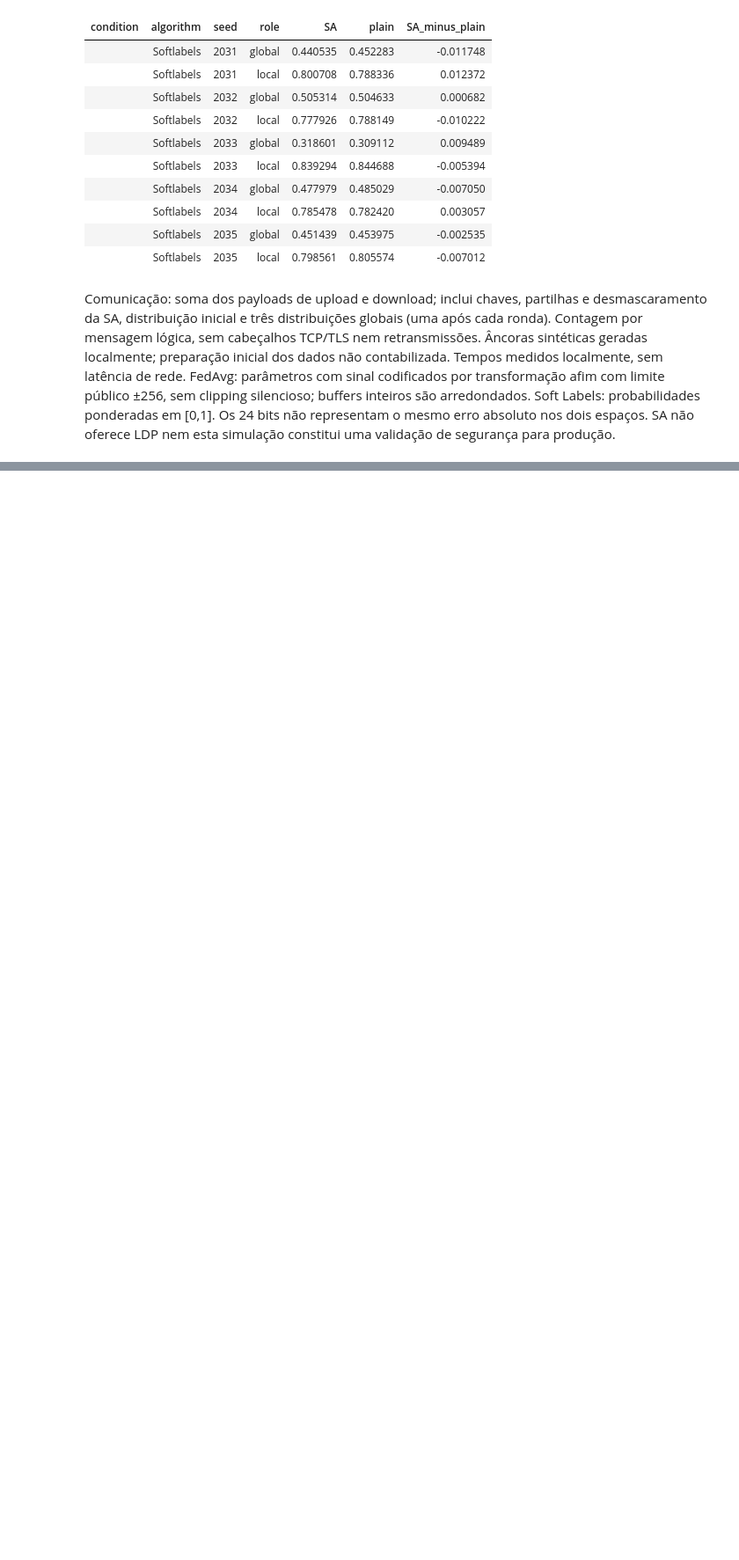
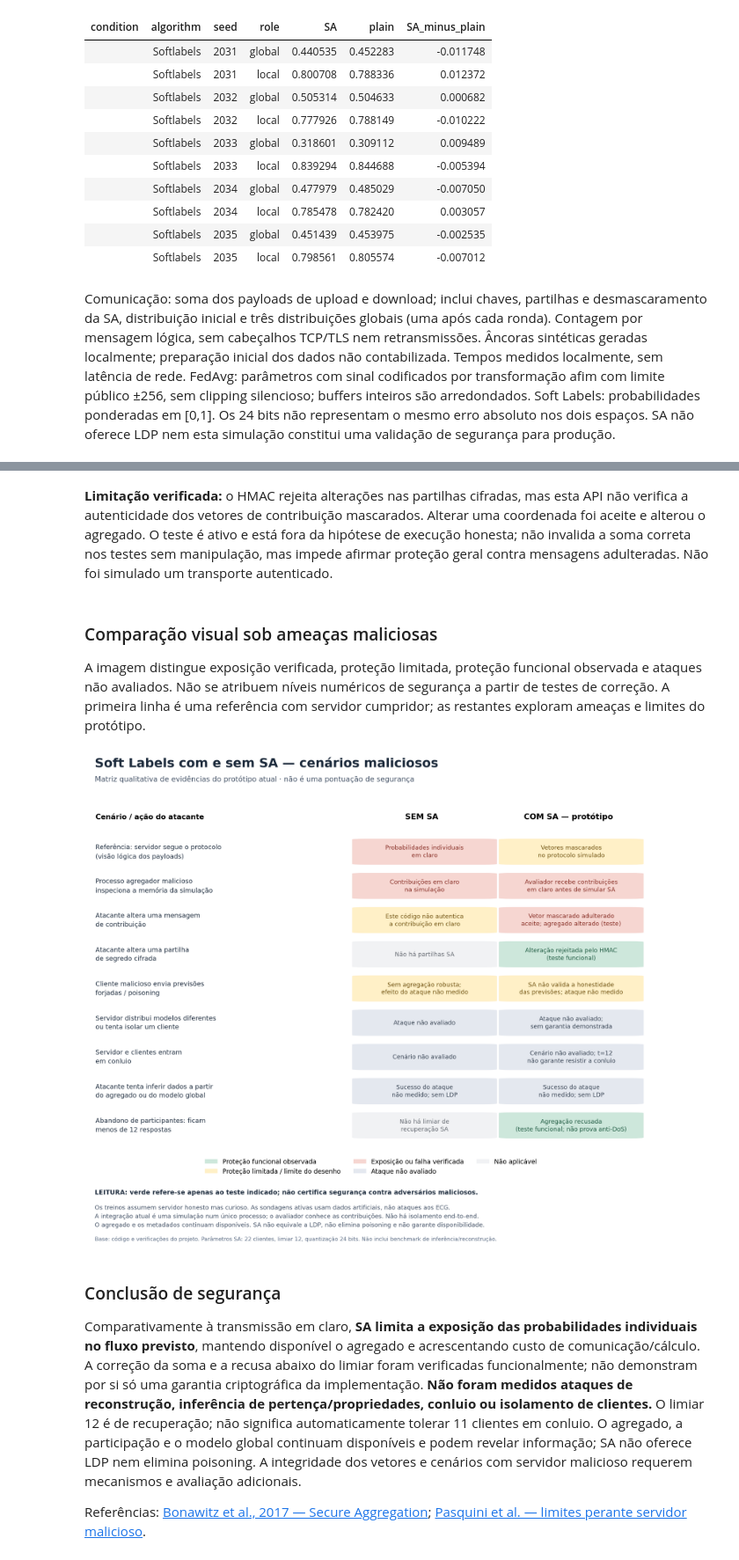
Before and after one commit to leonorsr/dataprivacy_project_fl_ecg, a Jupyter notebook: Privacy Techniques/SA/Communication/Softlabels/experiencias_softlabels.ipynb, the cells around one changed output, grey strips where cells are left out. Shown at 88% size. Cells and saved outputs as stored; diff of their text form; code cells hidden in the pictures; blank space fills up the shorter version.

Commit message:
Add secure aggregation security analysis and malicious threat comparison

```diff
--- a/Privacy Techniques/SA/Communication/Softlabels/experiencias_softlabels.ipynb
+++ b/Privacy Techniques/SA/Communication/Softlabels/experiencias_softlabels.ipynb
@@ -61,0 +82,4 @@ Comunicação: soma dos payloads de upload e download; inclui chaves, partilhas
+# %%
+from support.sa_softlabels_security import render
+render()
+# %% [output]
@@ -61,0 +115,10 @@ Comunicação: soma dos payloads de upload e download; inclui chaves, partilhas
+**Limitação verificada:** o HMAC rejeita alterações nas partilhas cifradas, mas esta API não verifica a autenticidade dos vetores de contribuição mascarados. Alterar uma coordenada foi aceite e alterou o agregado. O teste é ativo e está fora da hipótese de execução honesta; não invalida a soma correta nos testes sem manipulação, mas impede afirmar proteção geral contra mensagens adulteradas. Não foi simulado um transporte autenticado.
+### Comparação visual sob ameaças maliciosas
+
+A imagem distingue exposição verificada, proteção limitada, proteção funcional observada e ataques não avaliados. Não se atribuem níveis numéricos de segurança a partir de testes de correção. A primeira linha é uma referência com servidor cumpridor; as restantes exploram ameaças e limites do protótipo.
+[figure, added]
+### Conclusão de segurança
+
+Comparativamente à transmissão em claro, **SA limita a exposição das probabilidades individuais no fluxo previsto**, mantendo disponível o agregado e acrescentando custo de comunicação/cálculo. A correção da soma e a recusa abaixo do limiar foram verificadas funcionalmente; não demonstram por si só uma garantia criptográfica da implementação. **Não foram medidos ataques de reconstrução, inferência de pertença/propriedades, conluio ou isolamento de clientes.** O limiar 12 é de recuperação; não significa automaticamente tolerar 11 clientes em conluio. O agregado, a participação e o modelo global continuam disponíveis e podem revelar informação; SA não oferece LDP nem elimina poisoning. A integridade dos vetores e cenários com servidor malicioso requerem mecanismos e avaliação adicionais.
+
+Referências: [Bonawitz et al., 2017 — Secure Aggregation](https://research.google/pubs/practical-secure-aggregation-for-privacy-preserving-machine-learning/); [Pasquini et al. — limites perante servidor malicioso](https://arxiv.org/abs/2111.07380).
```
Also changed, not shown: parts of 2 cells of this notebook, 10 other files.
